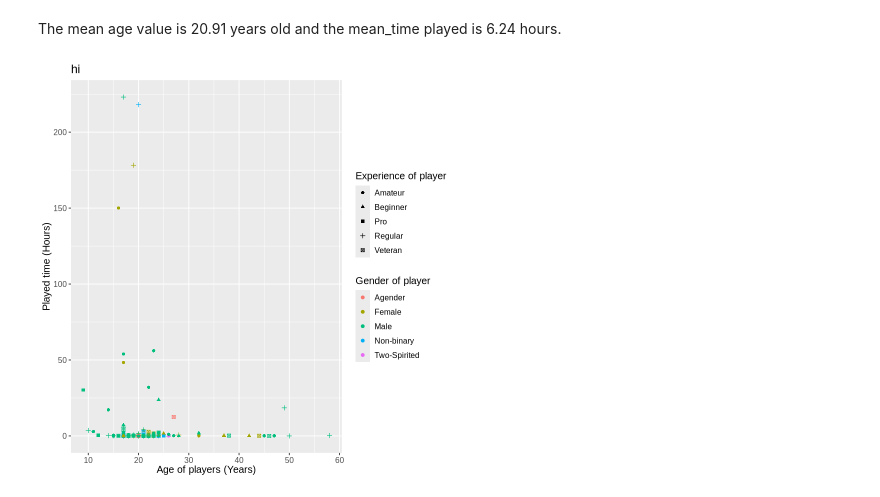
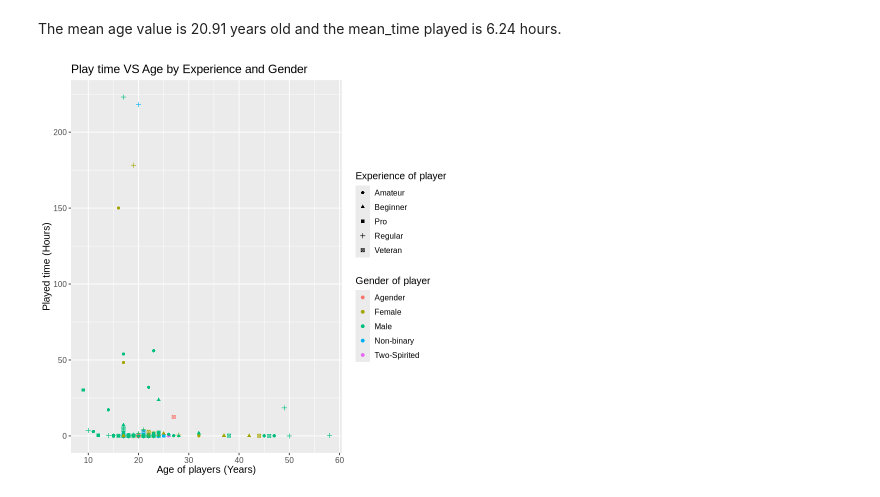
Before and after one commit to john13243/Data-Science-Group-Project-Individual-Portion-16, a Jupyter notebook: port.ipynb, the cells around one changed output. Saved outputs shown, nothing was run; the diff lists cells and outputs as text; code cells hidden in the pictures.

Commit message:
Graphs complete

```diff
--- a/port.ipynb
+++ b/port.ipynb
@@ -67,6 +66,6 @@ filtered_players <- players_data |>
     filter(gender != "Prefer not to say") |>
     filter(gender != "Other") |>
     filter(Age != "NA") |>
-    select(experience, played_hours, gender, Age)
+    select(experience, subscribe, played_hours, gender, Age)
 filtered_players
 # %% [output]
@@ -106,20 +105,13 @@ A tibble: 1 × 2
 # %% [markdown]
 The mean age value is 20.91 years old and the mean_time played is 6.24 hours.
 # %%
-# player_spec <- linear_reg() |>
-#     set_engine("ln") |>
-#     set_mode("regression")
 
-# player_recipe <- recipe(played_hours ~ experience + gender + Age, data = filtered_players)
-
-# player_workflow <-
-
-player_graph <- filtered_players |>
+player_scatter <- filtered_players |>
     ggplot(aes(x = Age, y = played_hours, colour = gender, shape = experience)) +
     geom_point() +
     labs(x = "Age of players (Years)", y = "Played time (Hours)", colour = "Gender of player", shape = "Experience of player") +
-    ggtitle("Play time VS Age ") +
+    ggtitle("Play time VS Age by Experience and Gender") +
     theme(text = element_text(size = 12))
-player_graph
+player_scatter
 # %% [output]
-[figure, old version]
+[figure, new version]
```
Also changed, not shown: parts of 12 cells of this notebook.
